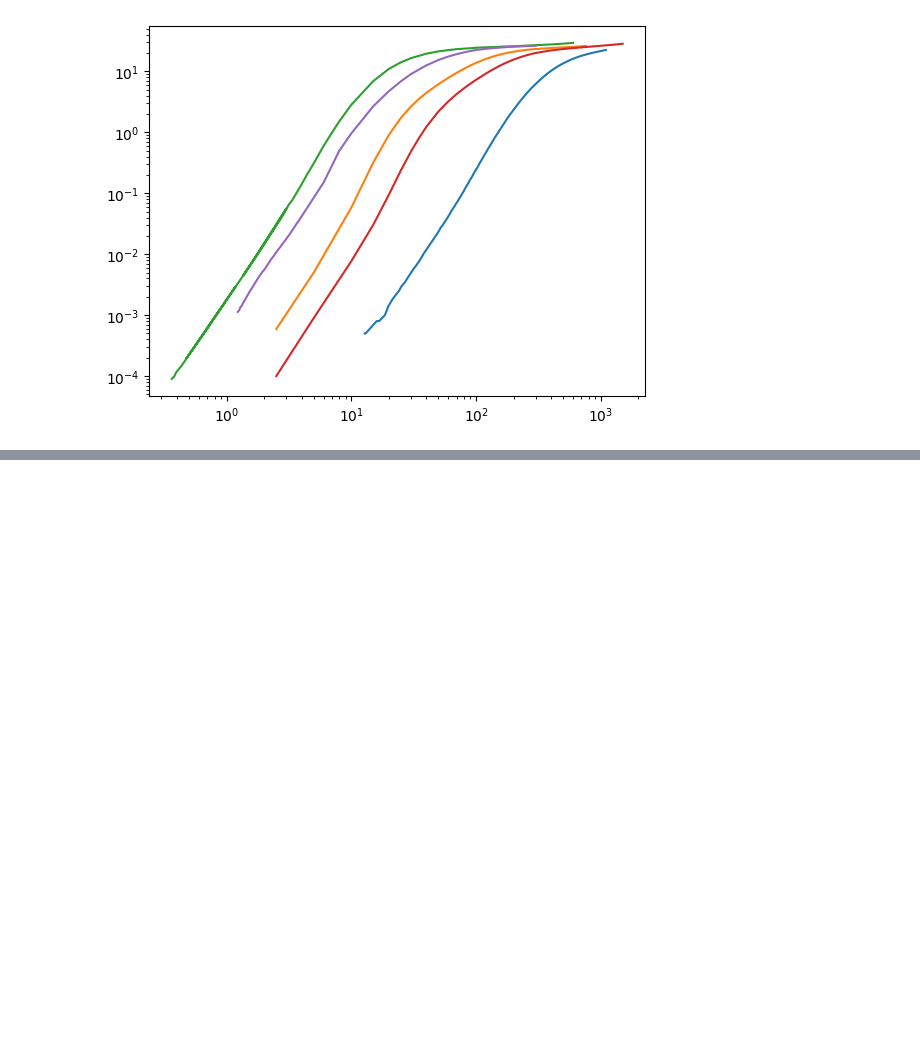
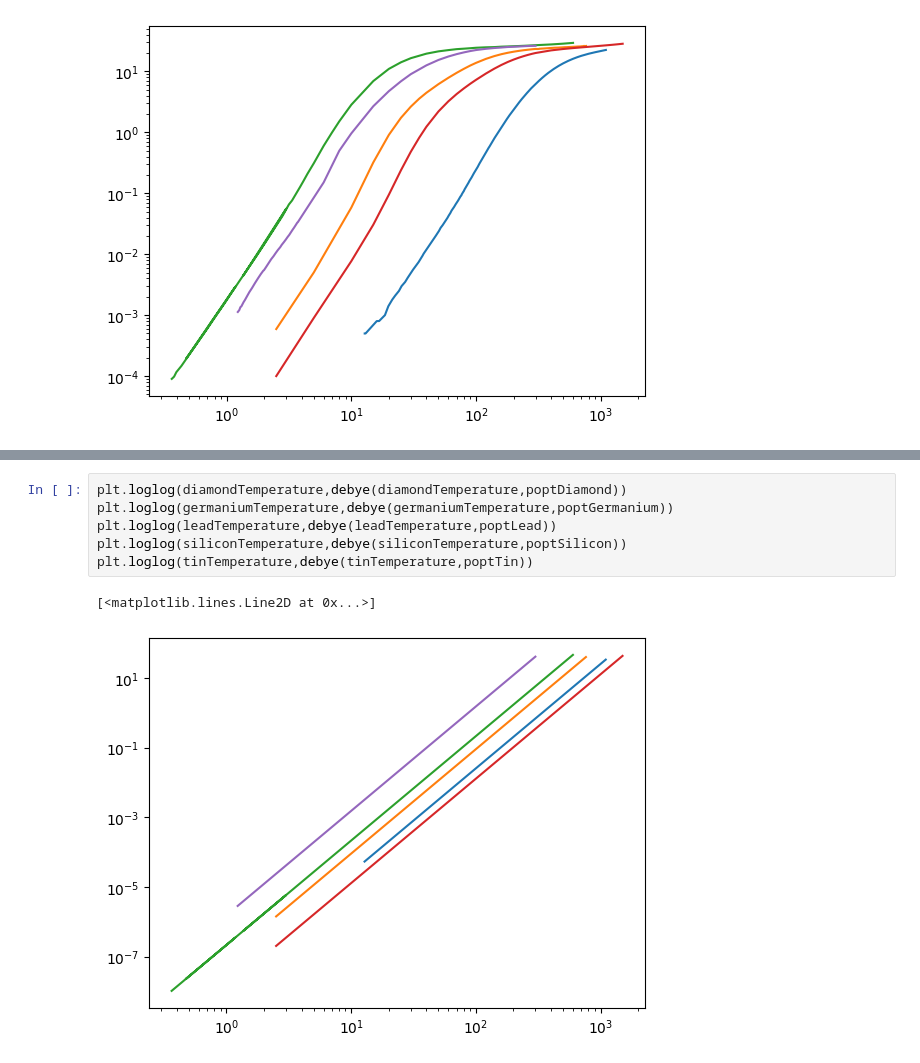
Before and after one commit to StephenJohnson-CardiffUni/Astro, a Jupyter notebook: CondensedAssignment2.ipynb, the cells around one changed output, grey strips where cells are left out. Cells and saved outputs as stored; diff of their text form; blank space fills up the shorter version.

Commit message:
popt

```diff
--- a/CondensedAssignment2.ipynb
+++ b/CondensedAssignment2.ipynb
@@ -155,0 +151,9 @@ poptTin,pcovTin = curveFit(debye,tinTemperature,tinHeatCapacity)
+# %%
+plt.loglog(diamondTemperature,debye(diamondTemperature,poptDiamond))
+plt.loglog(germaniumTemperature,debye(germaniumTemperature,poptGermanium))
+plt.loglog(leadTemperature,debye(leadTemperature,poptLead))
+plt.loglog(siliconTemperature,debye(siliconTemperature,poptSilicon))
+plt.loglog(tinTemperature,debye(tinTemperature,poptTin))
+# %% [output]
+[<matplotlib.lines.Line2D at 0x...>]
+[figure, added]
```
Also changed, not shown: parts of 1 cell of this notebook.
